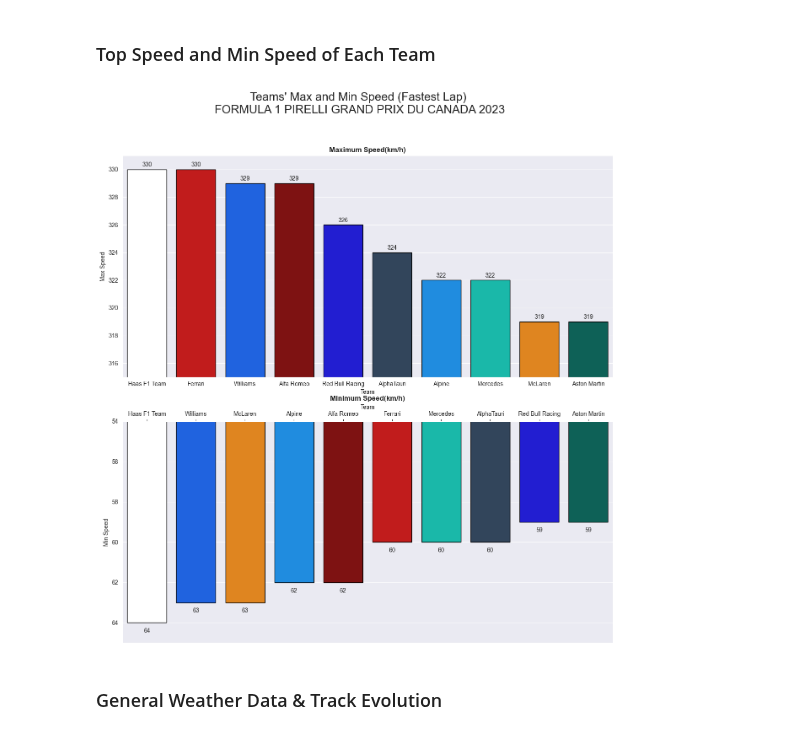
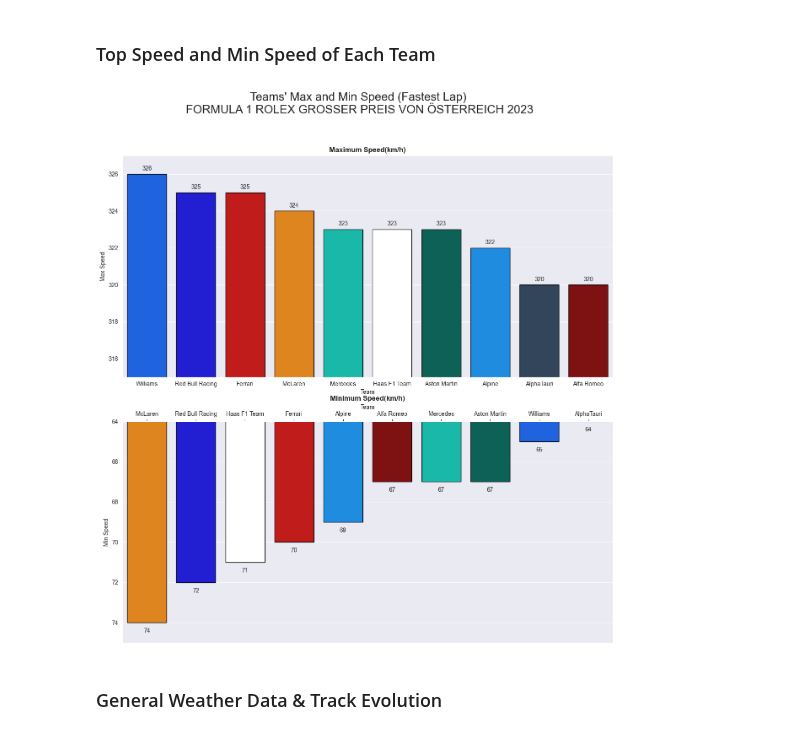
Before and after one commit to edmundhong/formula1-dataanalysis, a Jupyter notebook: Best Lap Analysis.ipynb, the cells around one changed output. Saved outputs shown, nothing was run; the diff lists cells and outputs as text; code cells hidden in the pictures.

```diff
--- a/Best Lap Analysis.ipynb
+++ b/Best Lap Analysis.ipynb
@@ -24,14 +24,14 @@ pd.set_option('display.max_columns', None)
 # %%
 # input session and year
 year = 2023
-location = 'Canada'
-session = 'FP2'
+location = 'Austria'
+session = 'Q'
 
 # get session
 """
     session identifier:
     'FP1', 'FP2', 'FP3', 'Q', 'S', 'SQ', 'SS', 'R
-    'Practice 1', 'Practice 2', 'Practice 3', 'Sprint Qualifying', 'Sprint', 'Sprint Shootout', 'Qualifying', 'Race'
+    'Practice 1', 'Practice 2', 'Practice 3', 'Qualifying', 'Sprint', 'Sprint Qualifying', 'Sprint Shootout', 'Race'
 """
 
 race = fastf1.get_session(year, location, session)
@@ -58,6 +57,7 @@ race_name = race.event.OfficialEventName
 df = race.laps
 
 # load dataframe of df (by Final Position in ascending order)
+df = df[df['Deleted']==False] # only included laps that are legit (not deleted by race control)
 df = df.sort_values(by=['LapNumber','Position'], ascending=[False, True]).reset_index(drop=True)
 
 # fill in empty laptime records and convert to seconds
@@ -288,35 +288,35 @@ for team in set(df.Team):
 
 team_max_speed = pd.DataFrame(team_max_speed.items(), columns=['Team', 'Max Speed']).sort_values('Max Speed', ascending=False).reset_index()
 team_min_speed = pd.DataFrame(team_min_speed.items(), columns=['Team', 'Min Speed']).sort_values('Min Speed', ascending=False).reset_index()
 
 # for colour palette
 team_color = {}
 for team in team_max_speed.Team:
     team_color[team] = fastf1.plotting.team_color(team)
 
 fig, ax = plt.subplots(2, figsize=(15, 15))
 fig.suptitle('Teams\' Max and Min Speed (Fastest Lap) \n'+race_name, fontsize=20)
 
 # Max Speed
 sns.barplot(data=team_max_speed, x='Team', y='Max Speed' , palette=team_color, ax=ax[0], edgecolor='black')
-ax[0].set_ylim(team_max_speed['Max Speed'].max()-15, team_max_speed['Max Speed'].max()+1)
+ax[0].set_ylim(team_max_speed['Max Speed'].min()-5, team_max_speed['Max Speed'].max()+1)
 ax[0].set_title('Maximum Speed(km/h)', fontweight="bold")
 # to add data labels
 for i in range(len(team_max_speed)):
     ax[0].text(i, team_max_speed['Max Speed'][i]+0.2, team_max_speed['Max Speed'][i], ha = 'center')
 
 # Min Speed
 sns.barplot(data=team_min_speed, x='Team', y='Min Speed' , palette=team_color, ax=ax[1], edgecolor='black')
 ax[1].set_ylim(team_min_speed['Min Speed'].max()-10, team_min_speed['Min Speed'].max()+1)
 ax[1].set_title('Minimum Speed(km/h)', fontweight="bold")
 ax[1].invert_yaxis()
 ax[1].xaxis.tick_top()
 ax[1].xaxis.set_label_position('top')
 # to add data labels
 for i in range(len(team_min_speed)):
     ax[1].text(i, team_min_speed['Min Speed'][i]+0.5, team_min_speed['Min Speed'][i], ha = 'center')
 # %% [output]
-[figure, old version]
+[figure, new version]
 # %% [markdown]
 ### General Weather Data & Track Evolution
 # %%
```
Also changed, not shown: parts of 6 cells of this notebook, 3 other files.
